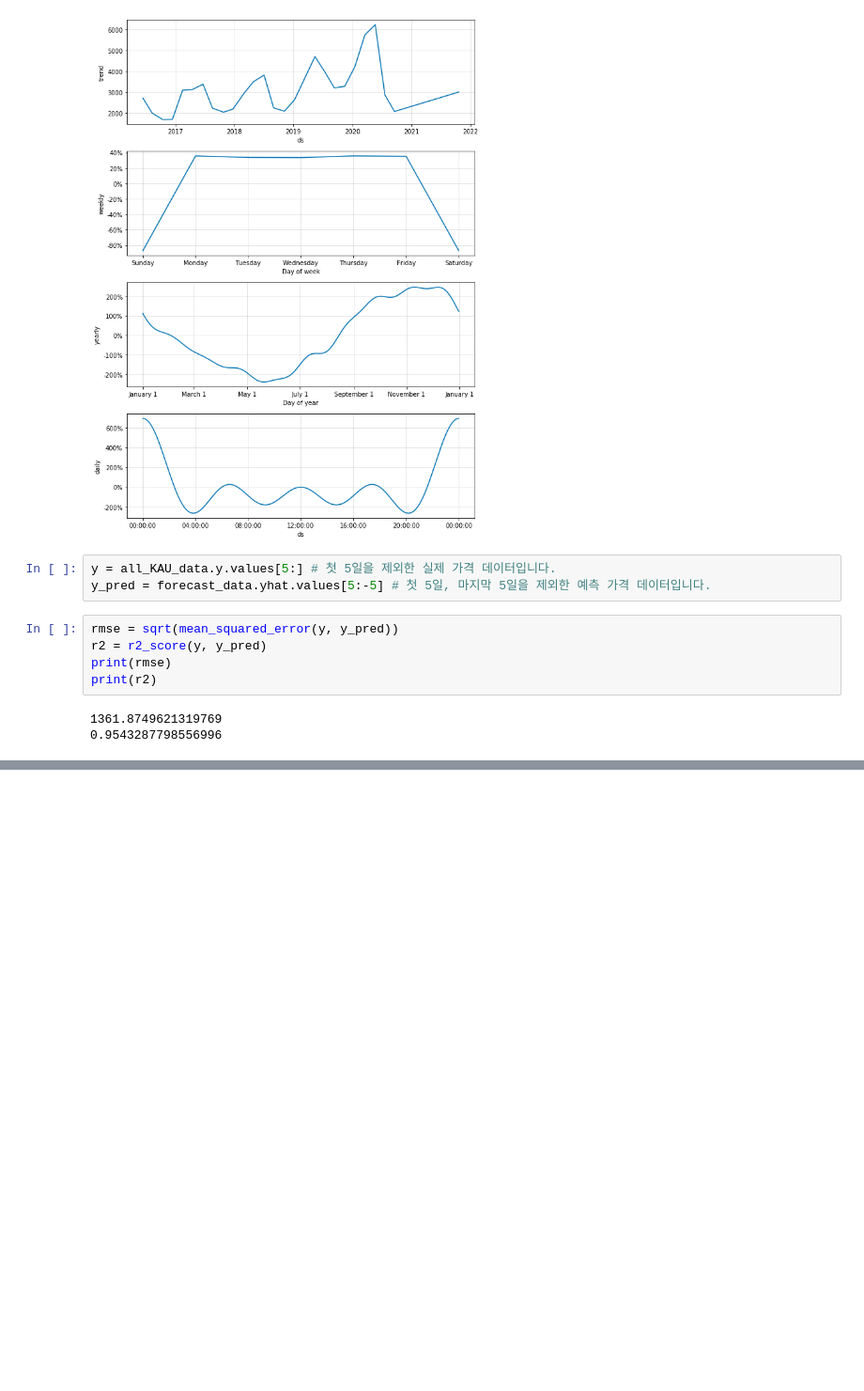
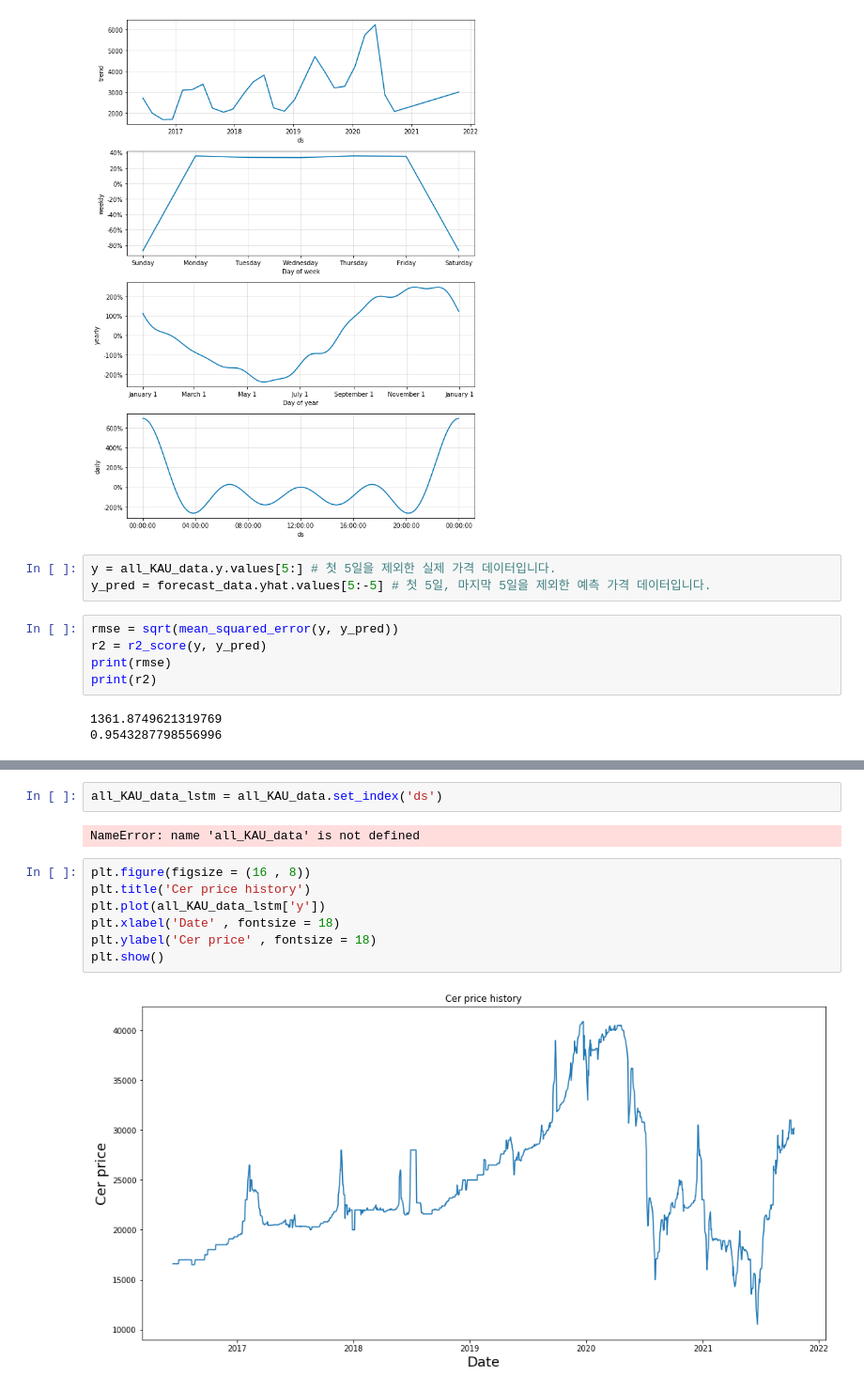
Before and after one commit to sy1909/CER_prj, a Jupyter notebook: CER_data_proc.ipynb, the cells around one changed output, grey strips where cells are left out. Shown at 94% size. Drawn from its saved outputs; the diff is of its cells as text; blank space fills up the shorter version.

```diff
--- a/CER_data_proc.ipynb
+++ b/CER_data_proc.ipynb
@@ -615,0 +561,13 @@ print(r2)
+# %%
+all_KAU_data_lstm = all_KAU_data.set_index('ds')
+# %% [output]
+NameError: name 'all_KAU_data' is not defined
+# %%
+plt.figure(figsize = (16 , 8))
+plt.title('Cer price history')
+plt.plot(all_KAU_data_lstm['y'])
+plt.xlabel('Date' , fontsize = 18)
+plt.ylabel('Cer price' , fontsize = 18)
+plt.show()
+# %% [output]
+[figure, added]
```
Also changed, not shown: parts of 21 cells of this notebook, 47 other files.
